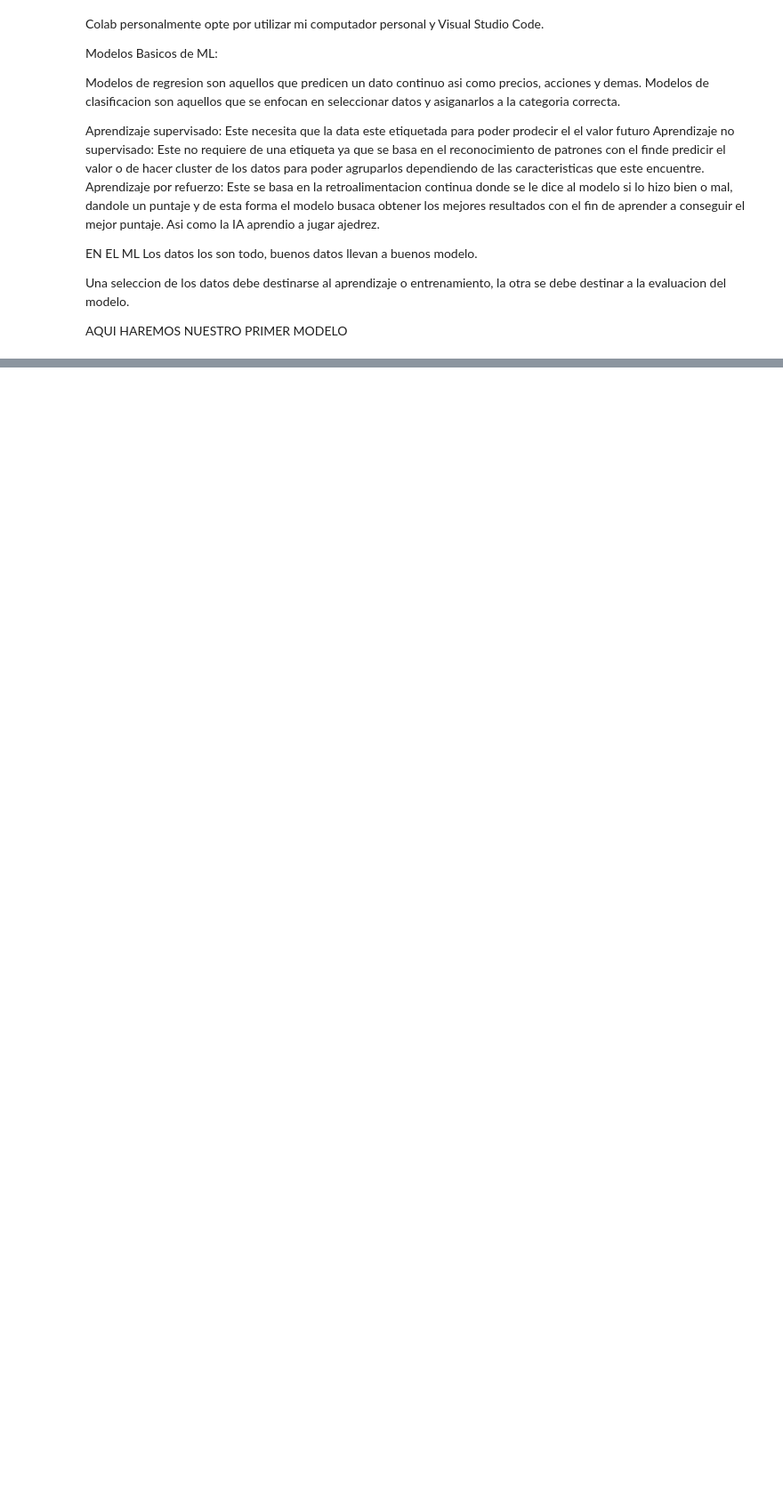
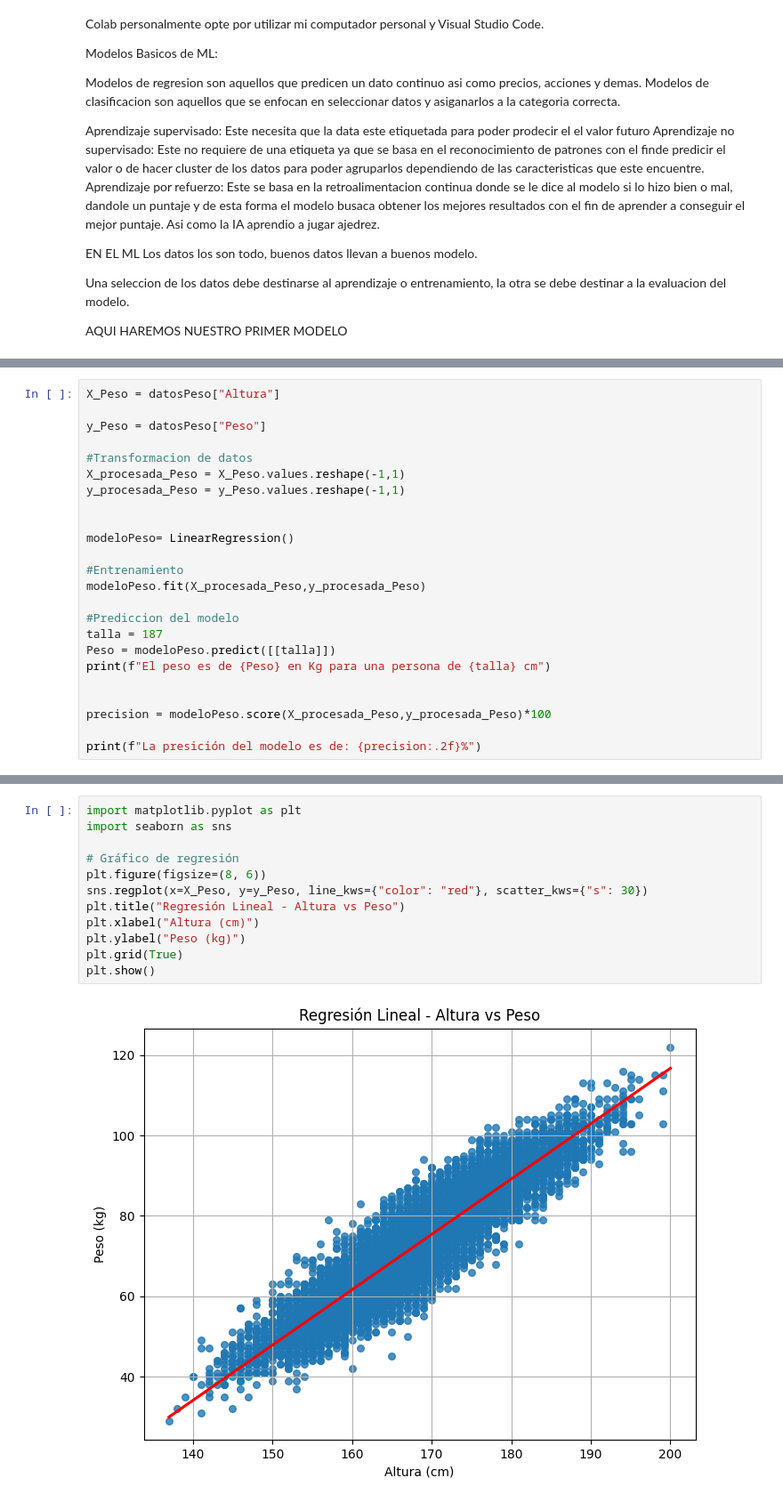
Before and after one commit to Jrincon1402/CursoIA_Domestika, a Jupyter notebook: SeccionPrimerosModelos.ipynb, the cells around one changed output, grey strips where cells are left out. Shown: that part at 89% size. Drawn from its saved outputs; the diff is of its cells as text; blank space fills up the shorter version.

```diff
--- a/SeccionPrimerosModelos.ipynb
+++ b/SeccionPrimerosModelos.ipynb
@@ -22,0 +116,24 @@ AQUI HAREMOS NUESTRO PRIMER MODELO
+# %%
+X_Peso = datosPeso["Altura"]
+
+y_Peso = datosPeso["Peso"]
+
+#Transformacion de datos
+X_procesada_Peso = X_Peso.values.reshape(-1,1)
+y_procesada_Peso = y_Peso.values.reshape(-1,1)
+
+
+modeloPeso= LinearRegression()
+
+#Entrenamiento
+modeloPeso.fit(X_procesada_Peso,y_procesada_Peso)
+
+#Prediccion del modelo
+talla = 187
+Peso = modeloPeso.predict([[talla]])
+print(f"El peso es de {Peso} en Kg para una persona de {talla} cm")
+
+
+precision = modeloPeso.score(X_procesada_Peso,y_procesada_Peso)*100
+
+print(f"La presición del modelo es de: {precision:.2f}%")
@@ -22,0 +143,14 @@ AQUI HAREMOS NUESTRO PRIMER MODELO
+# %%
+import matplotlib.pyplot as plt
+import seaborn as sns
+
+# Gráfico de regresión
+plt.figure(figsize=(8, 6))
+sns.regplot(x=X_Peso, y=y_Peso, line_kws={"color": "red"}, scatter_kws={"s": 30})
+plt.title("Regresión Lineal - Altura vs Peso")
+plt.xlabel("Altura (cm)")
+plt.ylabel("Peso (kg)")
+plt.grid(True)
+plt.show()
+# %% [output]
+[figure, added]
```
Also changed, not shown: parts of 11 cells of this notebook.
